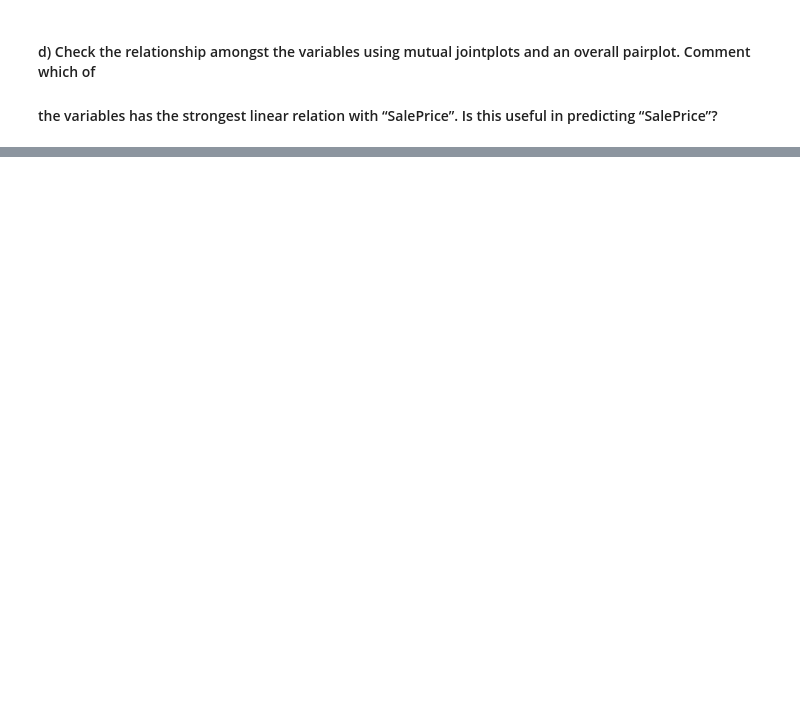
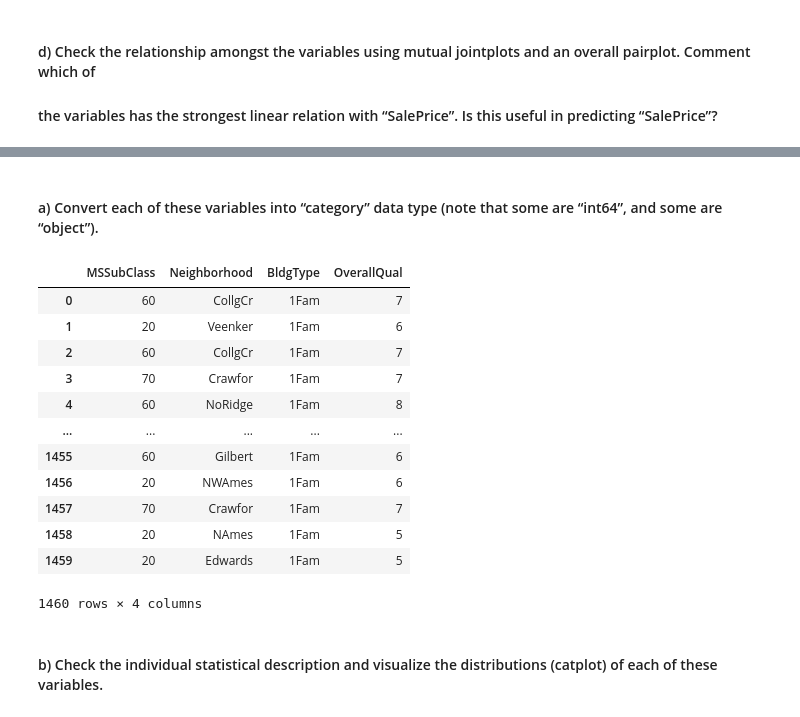
Before and after one commit to Magiccofee/School-Projects, a Jupyter notebook: MA0218/Exercise 3/Exercise3_Solution.ipynb, the cells around one changed output, grey strips where cells are left out. Cells and saved outputs as stored; diff of their text form; code cells hidden in the pictures; blank space fills up the shorter version.

```diff
--- a/MA0218/Exercise 3/Exercise3_Solution.ipynb
+++ b/MA0218/Exercise 3/Exercise3_Solution.ipynb
@@ -98,0 +167,21 @@ dtype: float64
+# %% [markdown]
+#### a) Convert each of these variables into “category” data type (note that some are “int64”, and some are “object”).
+# %%
+houseCatData = pd.DataFrame(houseData[['MSSubClass','Neighborhood','BldgType','OverallQual']])
+display(houseCatData)
+# %% [output]
+|  | MSSubClass | Neighborhood | BldgType | OverallQual |
+| 0 | 60 | CollgCr | 1Fam | 7 |
+| 1 | 20 | Veenker | 1Fam | 6 |
+| 2 | 60 | CollgCr | 1Fam | 7 |
+| 3 | 70 | Crawfor | 1Fam | 7 |
+| 4 | 60 | NoRidge | 1Fam | 8 |
+| ... | ... | ... | ... | ... |
+| 1455 | 60 | Gilbert | 1Fam | 6 |
+| 1456 | 20 | NWAmes | 1Fam | 6 |
+| 1457 | 70 | Crawfor | 1Fam | 7 |
+| 1458 | 20 | NAmes | 1Fam | 5 |
+| 1459 | 20 | Edwards | 1Fam | 5 |
+1460 rows × 4 columns
+# %% [markdown]
+#### b) Check the individual statistical description and visualize the distributions (catplot) of each of these variables.
```
Also changed, not shown: parts of 12 cells of this notebook.
